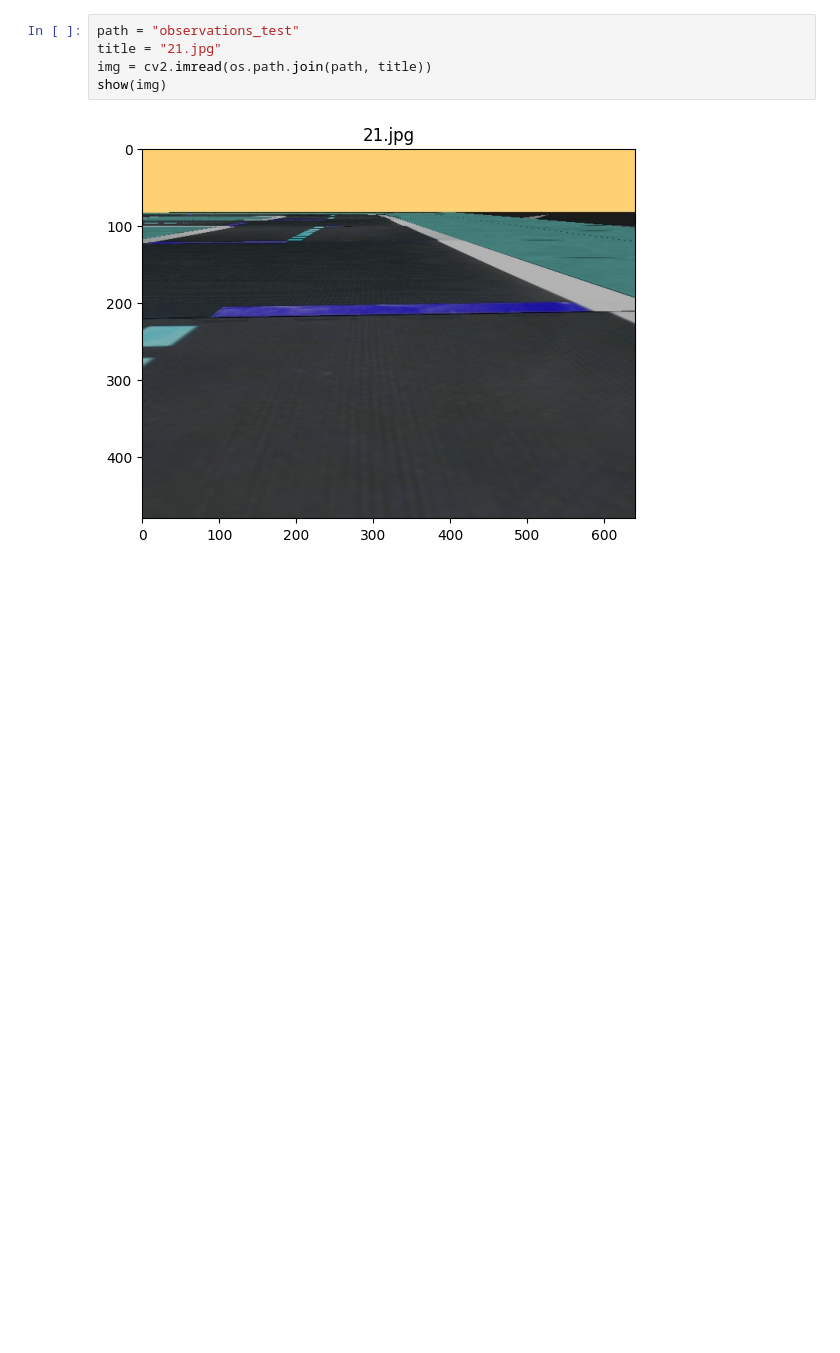
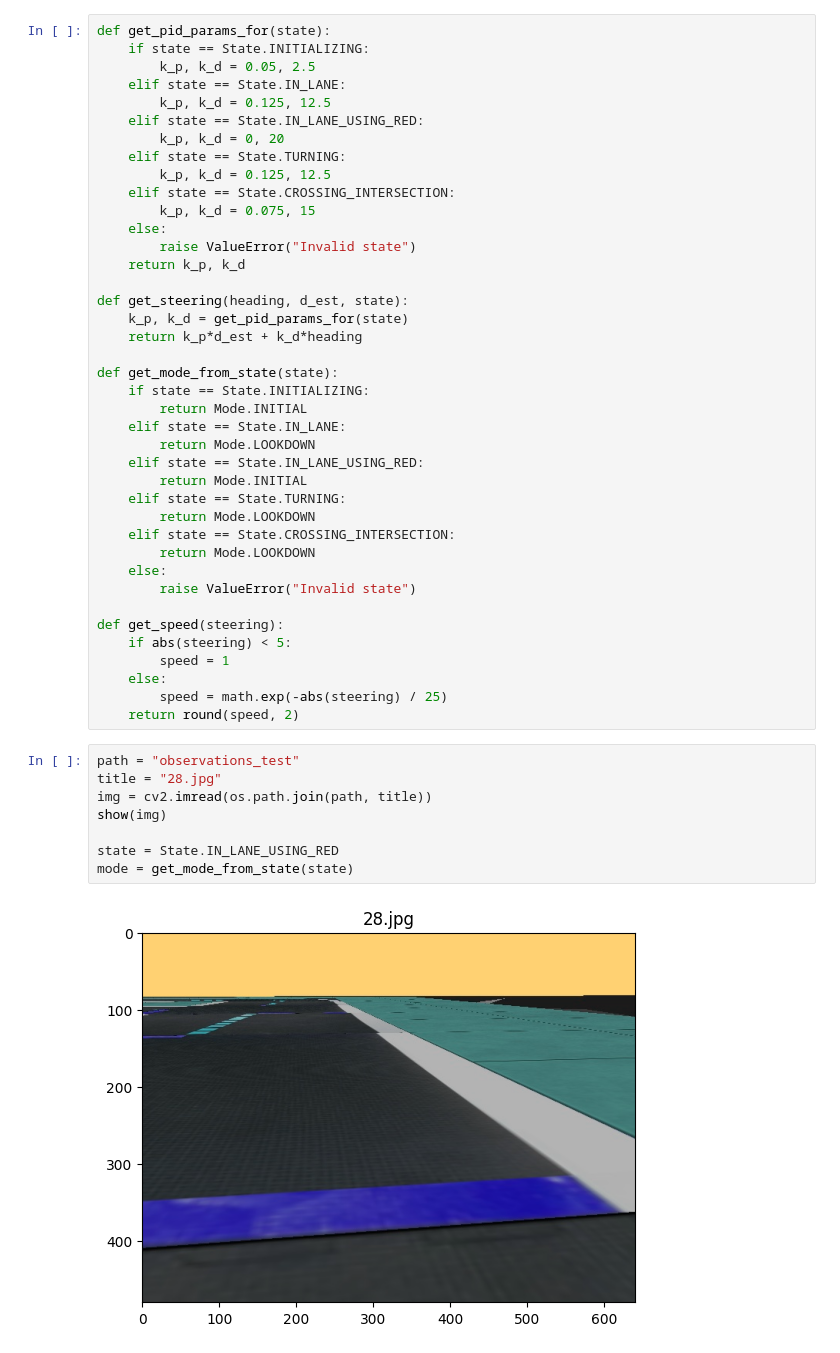
Before and after one commit to adrshsrvstv/CS4278-5478-Project-Materials, a Jupyter notebook: Lane Pose Estimation.ipynb, the cells around one changed output. Cells and saved outputs as stored; diff of their text form; blank space fills up the shorter version.

```diff
--- a/Lane Pose Estimation.ipynb
+++ b/Lane Pose Estimation.ipynb
@@ -255,7 +285,50 @@ def get_speed(steering):
+# %%
+def get_pid_params_for(state):
+    if state == State.INITIALIZING:
+        k_p, k_d = 0.05, 2.5
+    elif state == State.IN_LANE:
+        k_p, k_d = 0.125, 12.5
+    elif state == State.IN_LANE_USING_RED:
+        k_p, k_d = 0, 20
+    elif state == State.TURNING:
+        k_p, k_d = 0.125, 12.5
+    elif state == State.CROSSING_INTERSECTION:
+        k_p, k_d = 0.075, 15
+    else:
+        raise ValueError("Invalid state")
+    return k_p, k_d
+
+def get_steering(heading, d_est, state):
+    k_p, k_d = get_pid_params_for(state)
+    return k_p*d_est + k_d*heading
+
+def get_mode_from_state(state):
+    if state == State.INITIALIZING:
+        return Mode.INITIAL
+    elif state == State.IN_LANE:
+        return Mode.LOOKDOWN
+    elif state == State.IN_LANE_USING_RED:
+        return Mode.INITIAL
+    elif state == State.TURNING:
+        return Mode.LOOKDOWN
+    elif state == State.CROSSING_INTERSECTION:
+        return Mode.LOOKDOWN
+    else:
+        raise ValueError("Invalid state")
+
+def get_speed(steering):
+    if abs(steering) < 5:
+        speed = 1
+    else:
+        speed = math.exp(-abs(steering) / 25)
+    return round(speed, 2)
 # %%
 path = "observations_test"
-title = "21.jpg"
+title = "28.jpg"
 img = cv2.imread(os.path.join(path, title))
 show(img)
+
+state = State.IN_LANE_USING_RED
+mode = get_mode_from_state(state)
 # %% [output]
-[figure, old version]
+[figure, new version]
```
Also changed, not shown: parts of 15 cells of this notebook, 3 other files.
